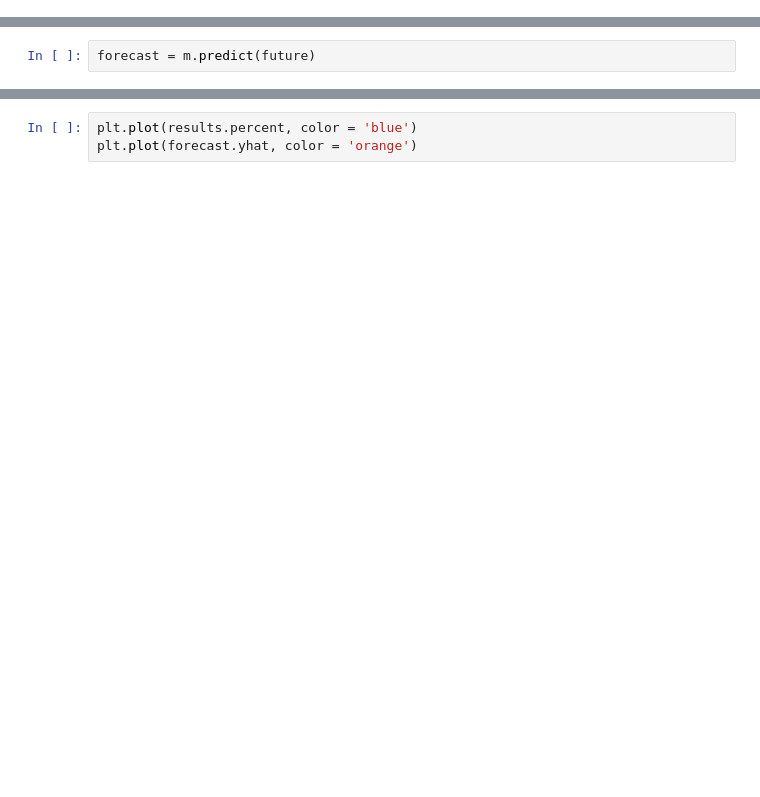
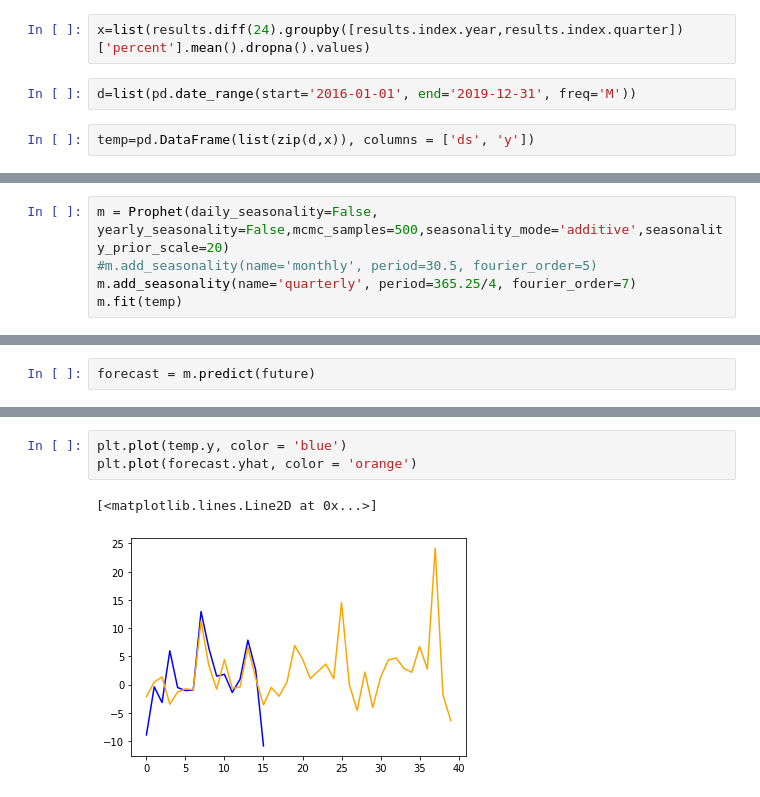
Before and after one commit to rittik97/climate, a Jupyter notebook: geotif_time_series.ipynb, the cells around one changed output, grey strips where cells are left out. Saved outputs shown, nothing was run; the diff lists cells and outputs as text; blank space fills up the shorter version.

```diff
--- a/geotif_time_series.ipynb
+++ b/geotif_time_series.ipynb
@@ -180,0 +187,6 @@ temp.columns = ['ds', 'y']
+# %%
+x=list(results.diff(24).groupby([results.index.year,results.index.quarter])['percent'].mean().dropna().values)
+# %%
+d=list(pd.date_range(start='2016-01-01', end='2019-12-31', freq='M'))
+# %%
+temp=pd.DataFrame(list(zip(d,x)), columns = ['ds', 'y'])
@@ -185,0 +205,5 @@ m.fit(temp)
+# %%
+m = Prophet(daily_seasonality=False, yearly_seasonality=False,mcmc_samples=500,seasonality_mode='additive',seasonality_prior_scale=20)
+#m.add_seasonality(name='monthly', period=30.5, fourier_order=5)
+m.add_seasonality(name='quarterly', period=365.25/4, fourier_order=7)
+m.fit(temp)
@@ -193,6 +239,9 @@ forecast[['ds', 'yhat', 'yhat_lower', 'yhat_upper']].tail()
 # %%
-plt.plot(results.percent, color = 'blue')
+plt.plot(temp.y, color = 'blue')
 plt.plot(forecast.yhat, color = 'orange')
+# %% [output]
+[<matplotlib.lines.Line2D at 0x...>]
+[figure, added]
 # %%
 pd.plotting.register_matplotlib_converters()
 # known issue in pandas right now
```
Also changed, not shown: parts of 29 cells of this notebook, 1 other file.
